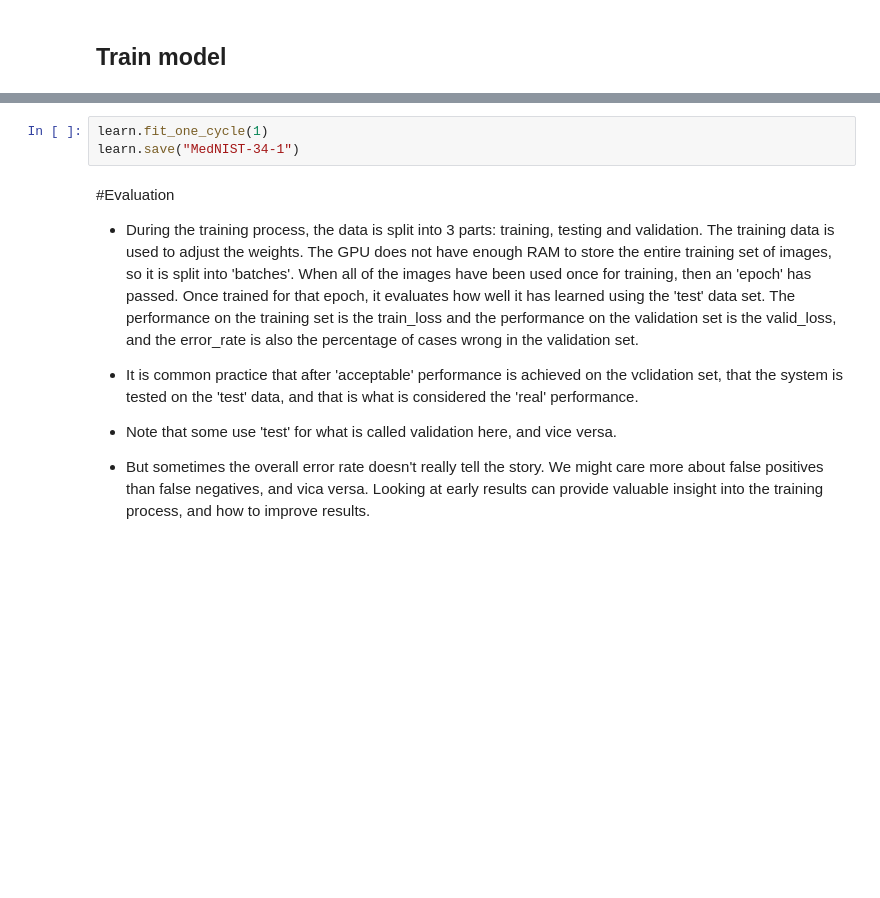
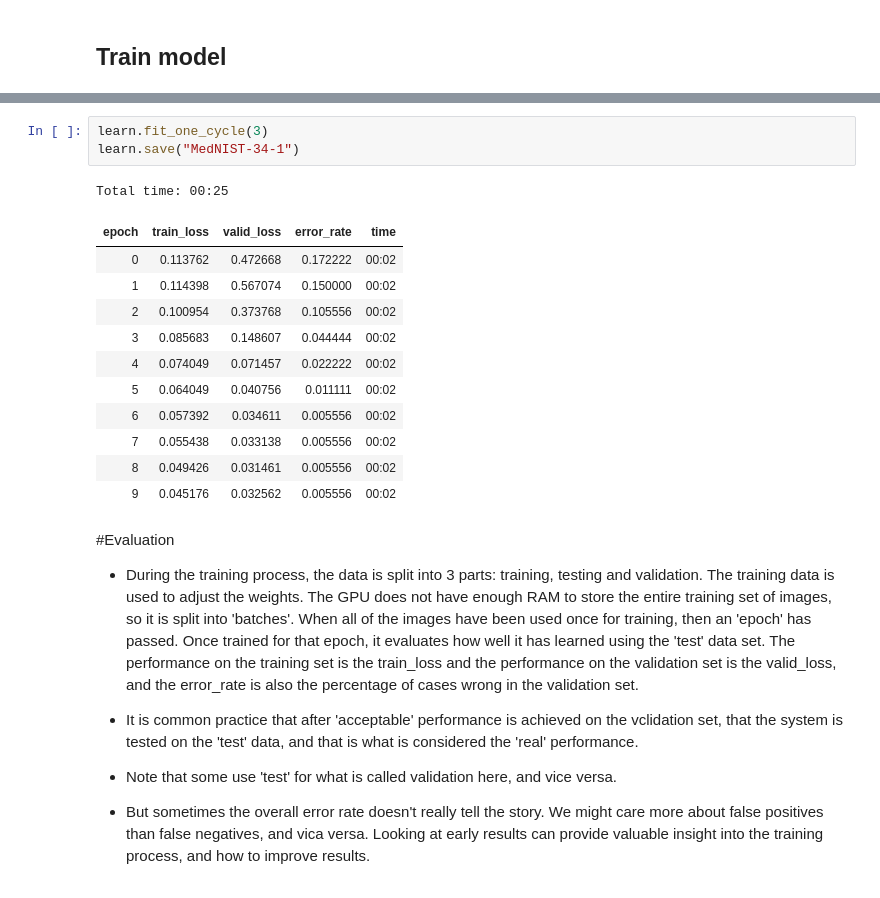
Before and after one commit to slowvak/MIDL-C, a Jupyter notebook: MedNISTClassify.ipynb, the cells around one changed output, grey strips where cells are left out. Saved outputs shown, nothing was run; the diff lists cells and outputs as text; blank space fills up the shorter version.

```diff
--- a/MedNISTClassify.ipynb
+++ b/MedNISTClassify.ipynb
@@ -55,6 +90,19 @@ learn = cnn_learner(data, models.resnet34, metrics=error_rate)
 # %%
-learn.fit_one_cycle(1)
+learn.fit_one_cycle(3)
 learn.save("MedNIST-34-1")
+# %% [output]
+Total time: 00:25
+| epoch | train_loss | valid_loss | error_rate | time |
+| 0 | 0.113762 | 0.472668 | 0.172222 | 00:02 |
+| 1 | 0.114398 | 0.567074 | 0.150000 | 00:02 |
+| 2 | 0.100954 | 0.373768 | 0.105556 | 00:02 |
+| 3 | 0.085683 | 0.148607 | 0.044444 | 00:02 |
+| 4 | 0.074049 | 0.071457 | 0.022222 | 00:02 |
+| 5 | 0.064049 | 0.040756 | 0.011111 | 00:02 |
+| 6 | 0.057392 | 0.034611 | 0.005556 | 00:02 |
+| 7 | 0.055438 | 0.033138 | 0.005556 | 00:02 |
+| 8 | 0.049426 | 0.031461 | 0.005556 | 00:02 |
+| 9 | 0.045176 | 0.032562 | 0.005556 | 00:02 |
 # %% [markdown]
 #Evaluation
 * During the training process, the data is split into 3 parts: training, testing and validation. The training data is used to adjust the weights. The GPU does not have enough RAM to store the entire training set of images, so it is split into 'batches'. When all of the images have been used once for training, then an 'epoch' has passed. Once trained for that epoch, it evaluates how well it has learned using the 'test' data set. The performance on the training set is the train_loss and the performance on the validation set is the valid_loss, and the error_rate is also the percentage of cases wrong in the validation set.
```
Also changed, not shown: parts of 9 cells of this notebook, 2 other files.
